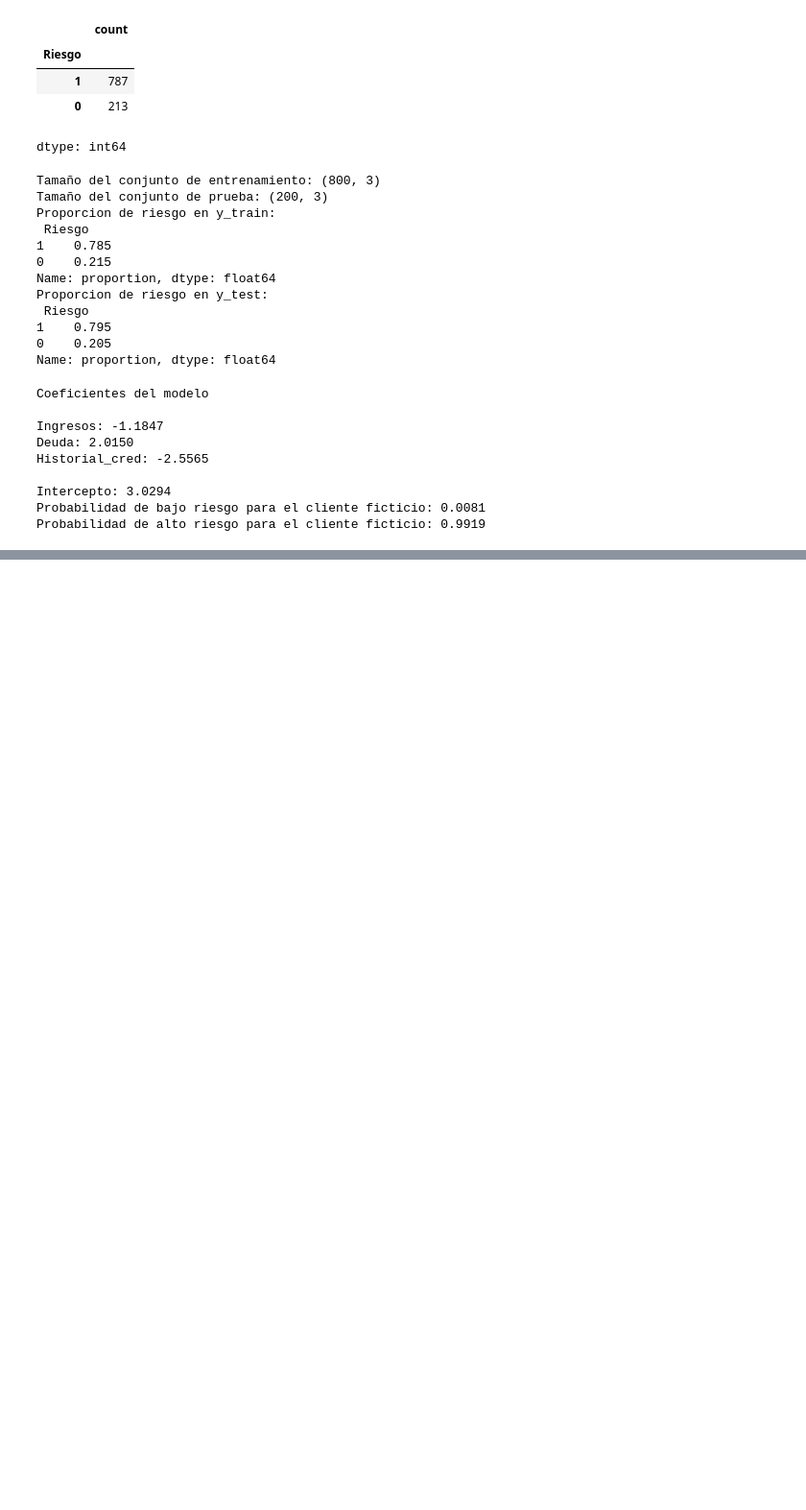
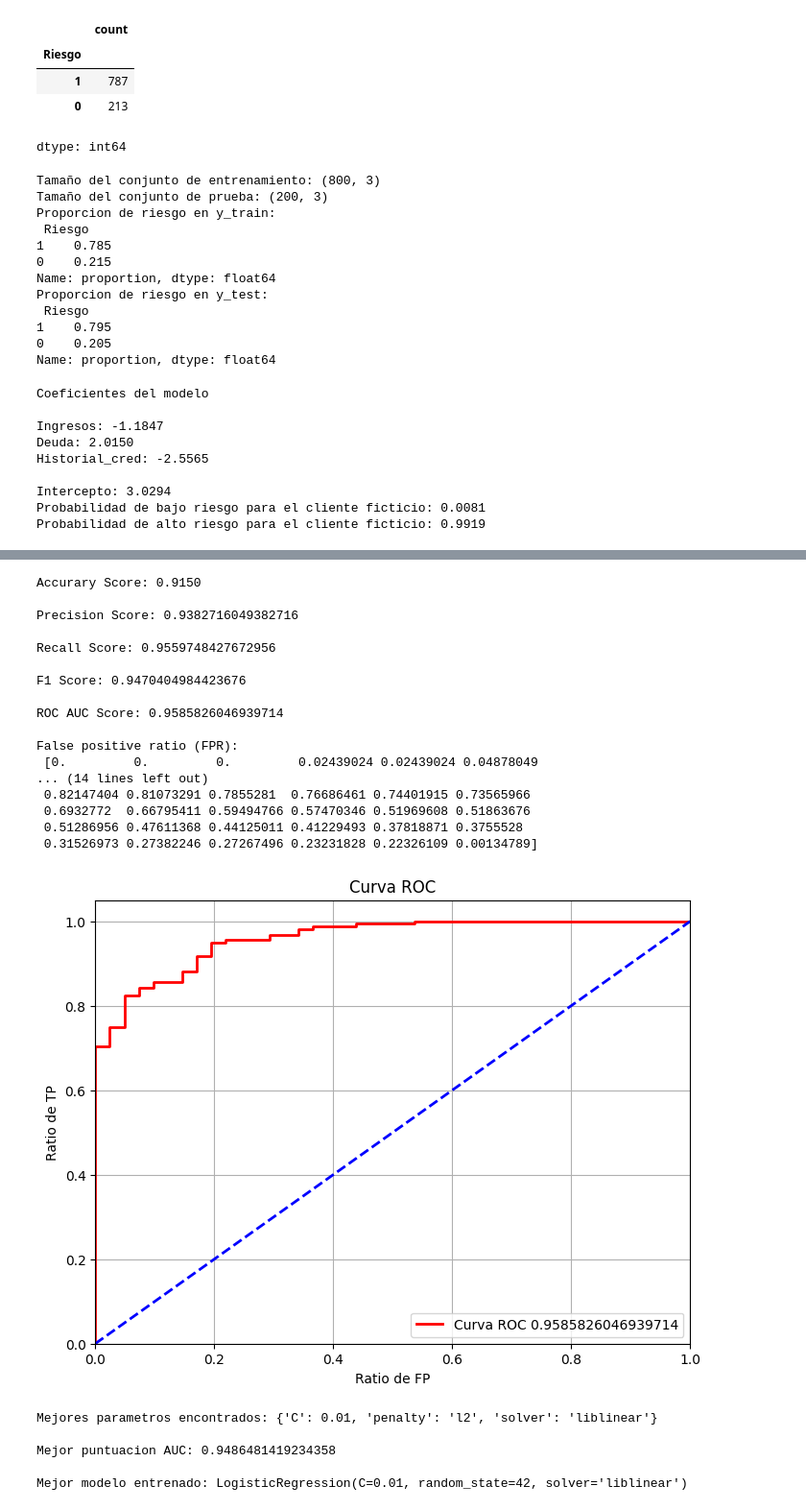
Before and after one commit to MattZG/Asteroid_Classification, a Jupyter notebook: Modulo_6.ipynb, the cells around one changed output, grey strips where cells are left out. Shown: that part at 96% size. Saved outputs shown, nothing was run; the diff lists cells and outputs as text; code cells hidden in the pictures; blank space fills up the shorter version.

```diff
--- a/Modulo_6.ipynb
+++ b/Modulo_6.ipynb
@@ -952,0 +986,71 @@ Probabilidad de alto riesgo para el cliente ficticio: 0.9919
+# %%
+acc_sco = accuracy_score(y_test, y_pred)
+print(f'Accurary Score: {acc_sco:.4f}')
+prec_sco = precision_score(y_test, y_pred)
+print(f'\nPrecision Score: {prec_sco}')
+recall_sco = recall_score(y_test, y_pred)
+f1_sco = f1_score(y_test, y_pred)
+print(f'\nRecall Score: {recall_sco}')
+print(f'\nF1 Score: {f1_sco}')
+roc_auc = roc_auc_score(y_test, y_pred_proba)
+print(f'\nROC AUC Score: {roc_auc}')
+fpr, tpr, thresholds = roc_curve(y_test, y_pred_proba)
+print(f'\nFalse positive ratio (FPR):\n {fpr}')
+print(f'\nTrue positve ratio (TPR):\n {tpr}')
+print(f'\nUmbral de decision:\n {thresholds}')
+
+plt.figure(figsize = (8, 6))
+plt.plot(fpr, tpr, color = 'red', label = f'Curva ROC {roc_auc}', lw = 2)
+plt.plot([0, 1], [0, 1], color = 'blue', linestyle = '--', lw = 2)
+plt.xlim([0.0, 1.0])
+plt.ylim([0.0, 1.05])
+plt.xlabel('Ratio de FP')
+plt.ylabel('Ratio de TP')
+plt.title('Curva ROC')
+plt.legend(loc = 'lower right')
+plt.grid()
+plt.show()
+# %% [output]
+Accurary Score: 0.9150
+
+Precision Score: 0.9382716049382716
+
+Recall Score: 0.9559748427672956
+
+F1 Score: 0.9470404984423676
+
+ROC AUC Score: 0.9585826046939714
+
+False positive ratio (FPR):
+ [0.         0.         0.         0.02439024 0.02439024 0.04878049
+... (14 lines left out)
+ 0.82147404 0.81073291 0.7855281  0.76686461 0.74401915 0.73565966
+ 0.6932772  0.66795411 0.59494766 0.57470346 0.51969608 0.51863676
+ 0.51286956 0.47611368 0.44125011 0.41229493 0.37818871 0.3755528
+ 0.31526973 0.27382246 0.27267496 0.23231828 0.22326109 0.00134789]
+[figure, added]
+# %%
+from sklearn.model_selection import GridSearchCV
+
+param_grid = {
+    'C': [0.001, 0.01, 0.1, 1, 10, 100],
+    'penalty': ['l2'],
+    'solver': ['liblinear']
+}
+
+log_reg = LogisticRegression(random_state = 42)
+
+grid = GridSearchCV(log_reg, param_grid, cv = 5, scoring = 'roc_auc', n_jobs = -1)
+grid.fit(X_train, y_train)
+
+best_log_reg = grid.best_estimator_
+
+print(f'\nMejores parametros encontrados: {grid.best_params_}')
+print(f'\nMejor puntuacion AUC: {grid.best_score_}')
+print(f'\nMejor modelo entrenado: {best_log_reg}')
+# %% [output]
+Mejores parametros encontrados: {'C': 0.01, 'penalty': 'l2', 'solver': 'liblinear'}
+
+Mejor puntuacion AUC: 0.9486481419234358
+
+Mejor modelo entrenado: LogisticRegression(C=0.01, random_state=42, solver='liblinear')
```
Also changed, not shown: parts of 4 cells of this notebook.
